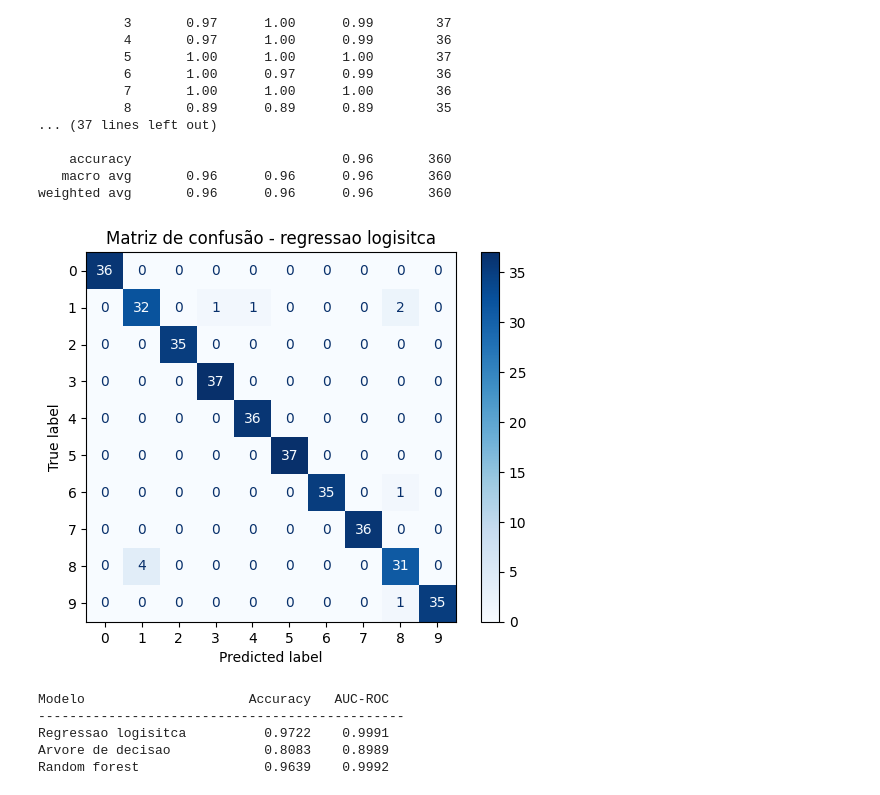
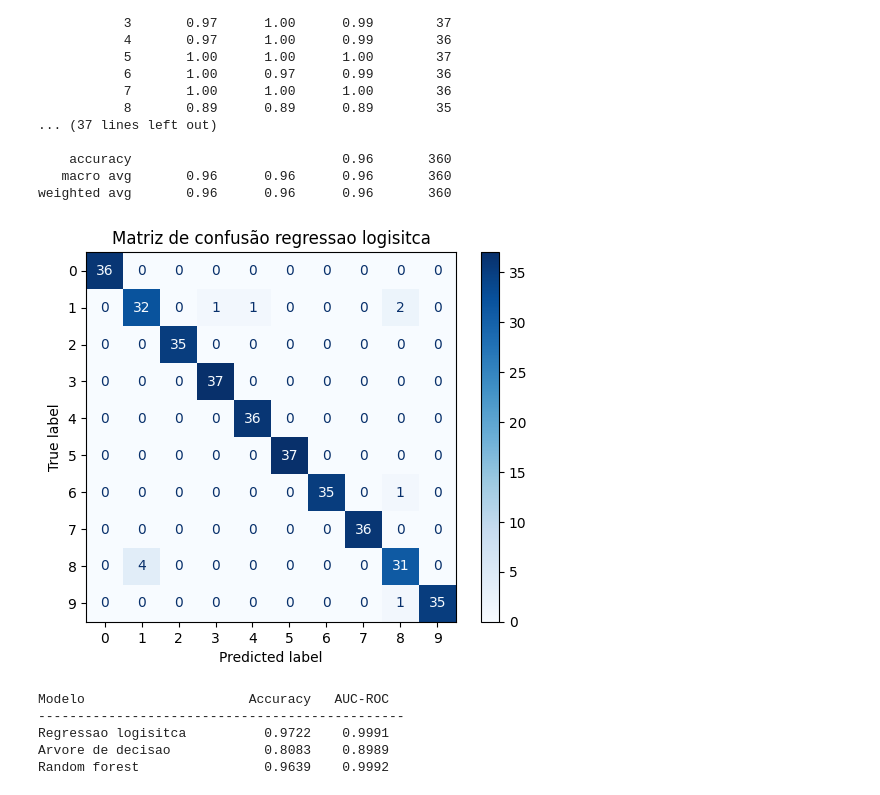
Before and after one commit to Anthony-gabriell/ML-Pipeline, a Jupyter notebook: pipeline-classificacao.ipynb, the cells around one changed output. Cells and saved outputs as stored; diff of their text form; code cells hidden in the pictures.

```diff
--- a/pipeline-classificacao.ipynb
+++ b/pipeline-classificacao.ipynb
@@ -114,14 +114,14 @@ weighted avg       0.96      0.96      0.96       360
 # %%
 import matplotlib.pyplot as plt
 from sklearn.metrics import ConfusionMatrixDisplay
 
 cm = confusion_matrix(y_test, y_pred_lr)
 disp = ConfusionMatrixDisplay(confusion_matrix=cm, display_labels=digits.target_names)
 disp.plot(cmap='Blues')
-plt.title("Matriz de confusão - regressao logisitca")
+plt.title("Matriz de confusão regressao logisitca")
 plt.show()
 # %% [output]
-[figure, old version]
+[figure, new version]
 # %%
 from sklearn.metrics import accuracy_score
 
```
Also changed, not shown: parts of 1 cell of this notebook, 1 other file.
